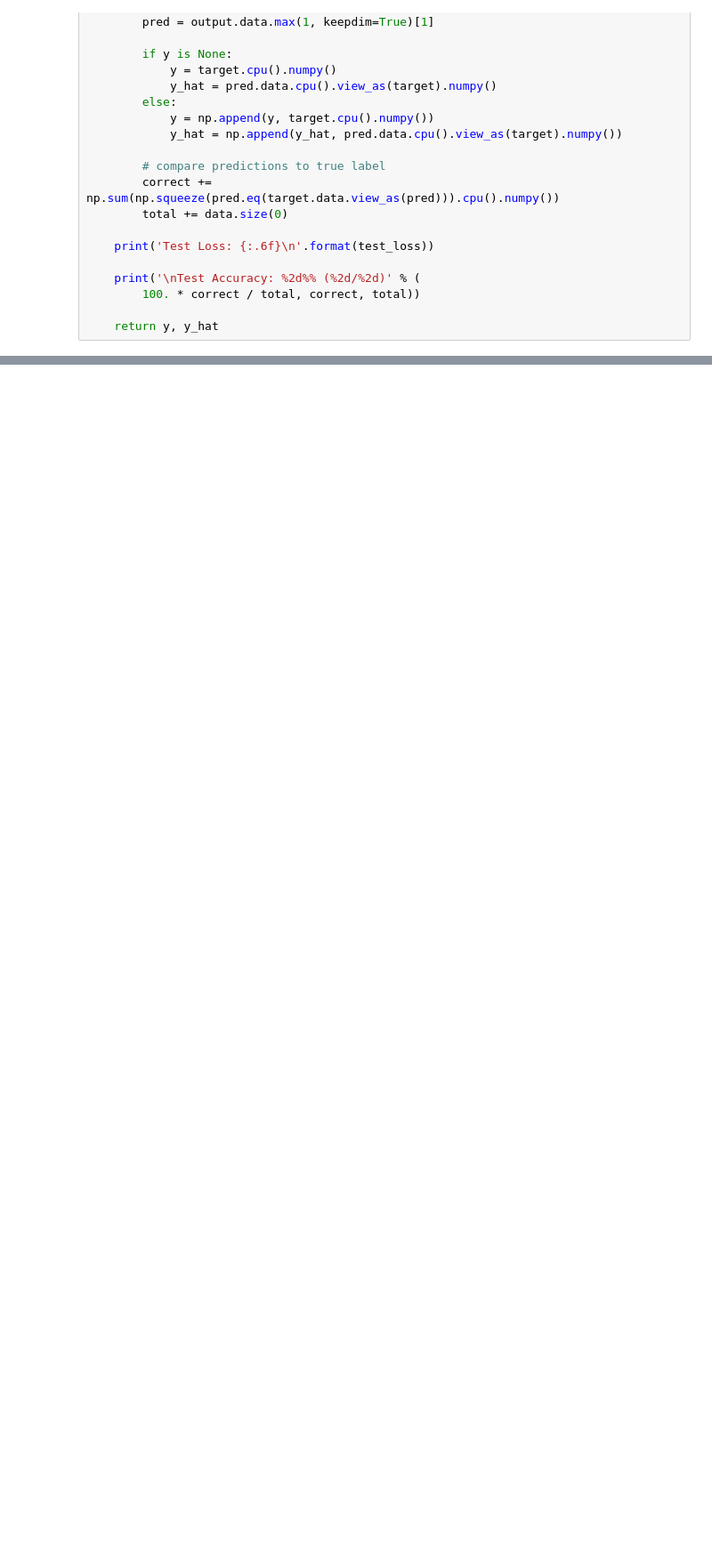
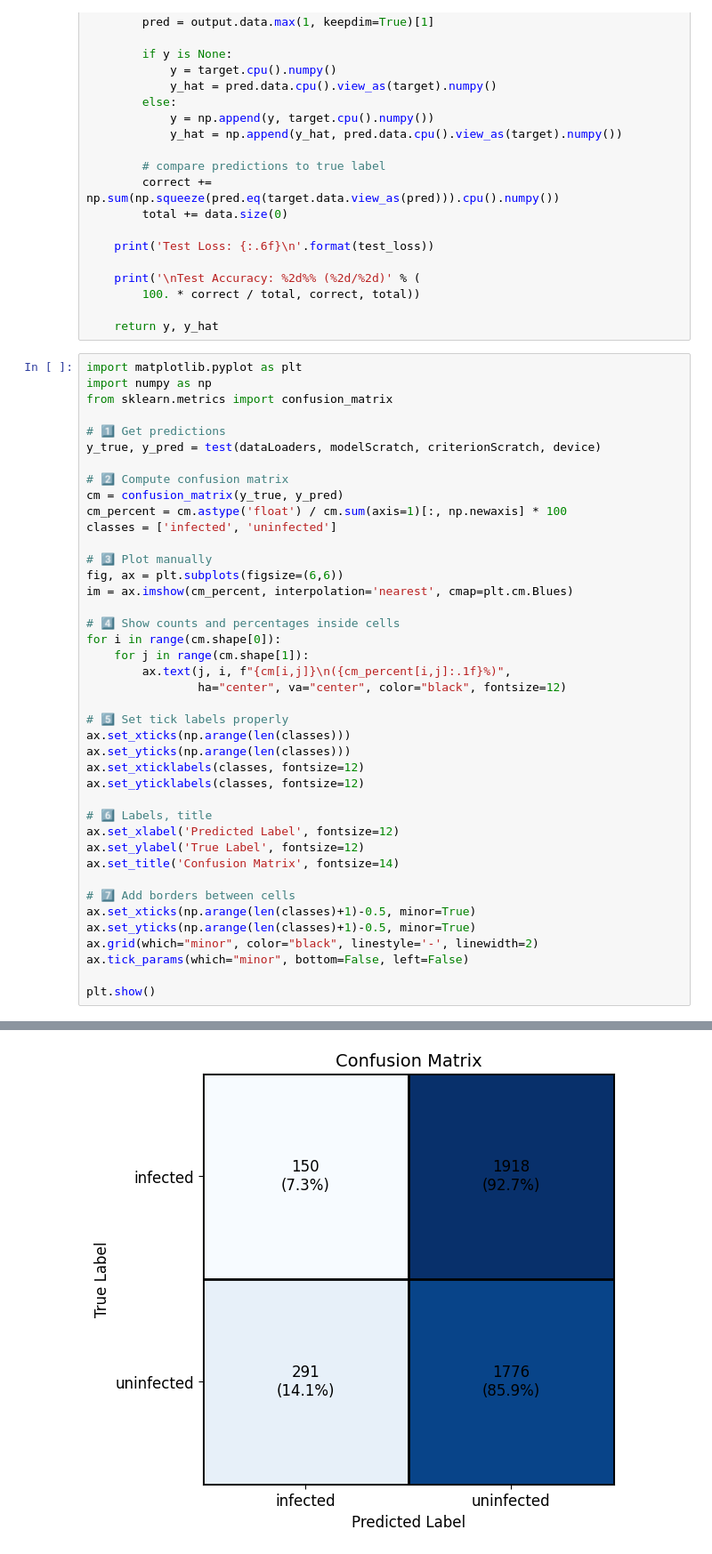
Before and after one commit to Mystery-glitch/MalariaDetection, a Jupyter notebook: notebook/malaraiadetection.ipynb, the cells around one changed output, grey strips where cells are left out. Shown at 89% size. Drawn from its saved outputs; the diff is of its cells as text; blank space fills up the shorter version.

Commit message:
confusion matrix

```diff
--- a/notebook/malaraiadetection.ipynb
+++ b/notebook/malaraiadetection.ipynb
@@ -275,3 +275,45 @@ def test(loaders, model, criterion, device):
         100. * correct / total, correct, total))
 
     return y, y_hat
+# %%
+import matplotlib.pyplot as plt
+import numpy as np
+from sklearn.metrics import confusion_matrix
+
+# 1️⃣ Get predictions
+y_true, y_pred = test(dataLoaders, modelScratch, criterionScratch, device)
+
+# 2️⃣ Compute confusion matrix
+cm = confusion_matrix(y_true, y_pred)
+cm_percent = cm.astype('float') / cm.sum(axis=1)[:, np.newaxis] * 100
+classes = ['infected', 'uninfected']
+
+# 3️⃣ Plot manually
+fig, ax = plt.subplots(figsize=(6,6))
+im = ax.imshow(cm_percent, interpolation='nearest', cmap=plt.cm.Blues)
+
+# 4️⃣ Show counts and percentages inside cells
+for i in range(cm.shape[0]):
+    for j in range(cm.shape[1]):
+        ax.text(j, i, f"{cm[i,j]}\n({cm_percent[i,j]:.1f}%)",
+                ha="center", va="center", color="black", fontsize=12)
+
+# 5️⃣ Set tick labels properly
+ax.set_xticks(np.arange(len(classes)))
+ax.set_yticks(np.arange(len(classes)))
+ax.set_xticklabels(classes, fontsize=12)
+ax.set_yticklabels(classes, fontsize=12)
+
+# 6️⃣ Labels, title
+ax.set_xlabel('Predicted Label', fontsize=12)
+ax.set_ylabel('True Label', fontsize=12)
+ax.set_title('Confusion Matrix', fontsize=14)
+
+# 7️⃣ Add borders between cells
+ax.set_xticks(np.arange(len(classes)+1)-0.5, minor=True)
+ax.set_yticks(np.arange(len(classes)+1)-0.5, minor=True)
+ax.grid(which="minor", color="black", linestyle='-', linewidth=2)
+ax.tick_params(which="minor", bottom=False, left=False)
+
+plt.show()
+# %% [output]
@@ -277,0 +324 @@ def test(loaders, model, criterion, device):
+[figure, added]
```
Also changed, not shown: parts of 2 cells of this notebook.
